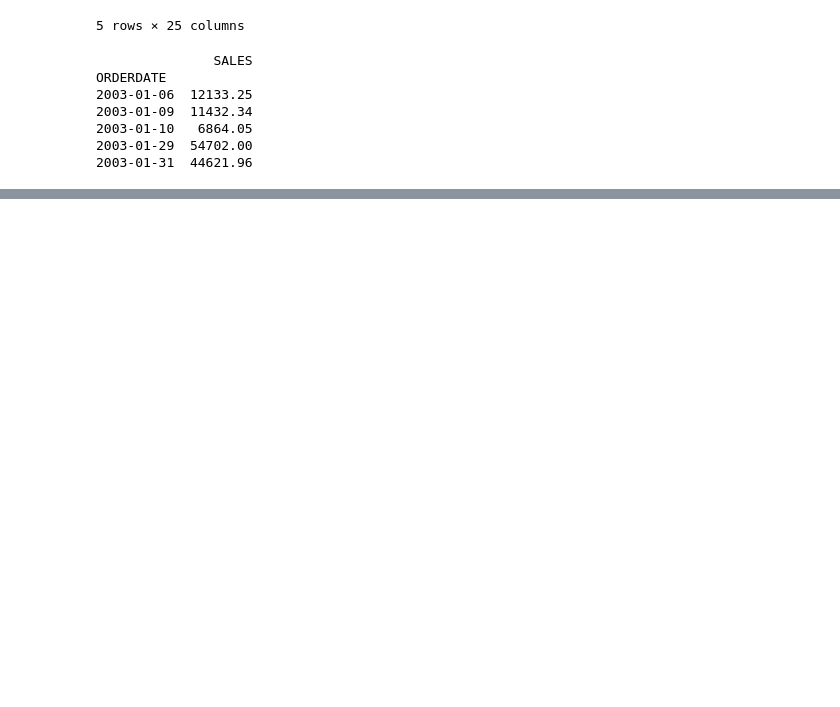
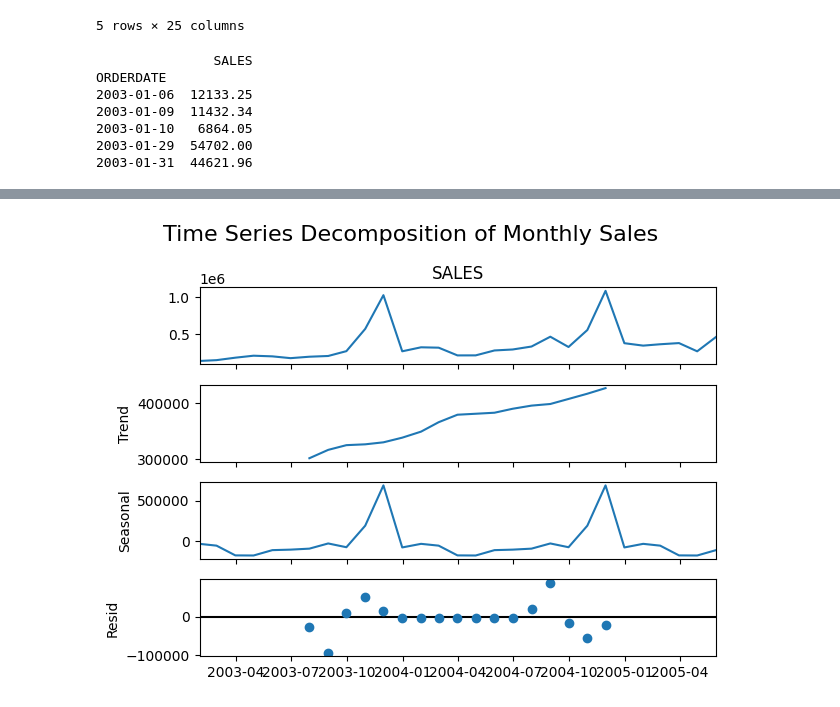
Before and after one commit to Tugume/OOP-Assignment, a Jupyter notebook: Final_OOP_Exam.ipynb, the cells around one changed output, grey strips where cells are left out. Cells and saved outputs as stored; diff of their text form; code cells hidden in the pictures; blank space fills up the shorter version.

```diff
--- a/Final_OOP_Exam.ipynb
+++ b/Final_OOP_Exam.ipynb
@@ -47,0 +106,17 @@ ORDERDATE
+# %%
+# Import the seasonal decomposition function
+from statsmodels.tsa.seasonal import seasonal_decompose
+
+# Step 11: Convert daily sales to monthly total sales
+monthly_sales = df['SALES'].resample('M').sum()
+
+# Step 12: Break the monthly sales data into trend, seasonality, and noise
+result = seasonal_decompose(monthly_sales, model='additive')
+
+# Step 13: Plot the result
+result.plot()  # Creates 4 subplots: observed, trend, seasonal, residual
+plt.suptitle('Time Series Decomposition of Monthly Sales', fontsize=16)  # Add title
+plt.tight_layout()  # Prevents label cutoff
+plt.show()  # Show the chart
+# %% [output]
+[figure, added]
```
Also changed, not shown: parts of 10 cells of this notebook.
